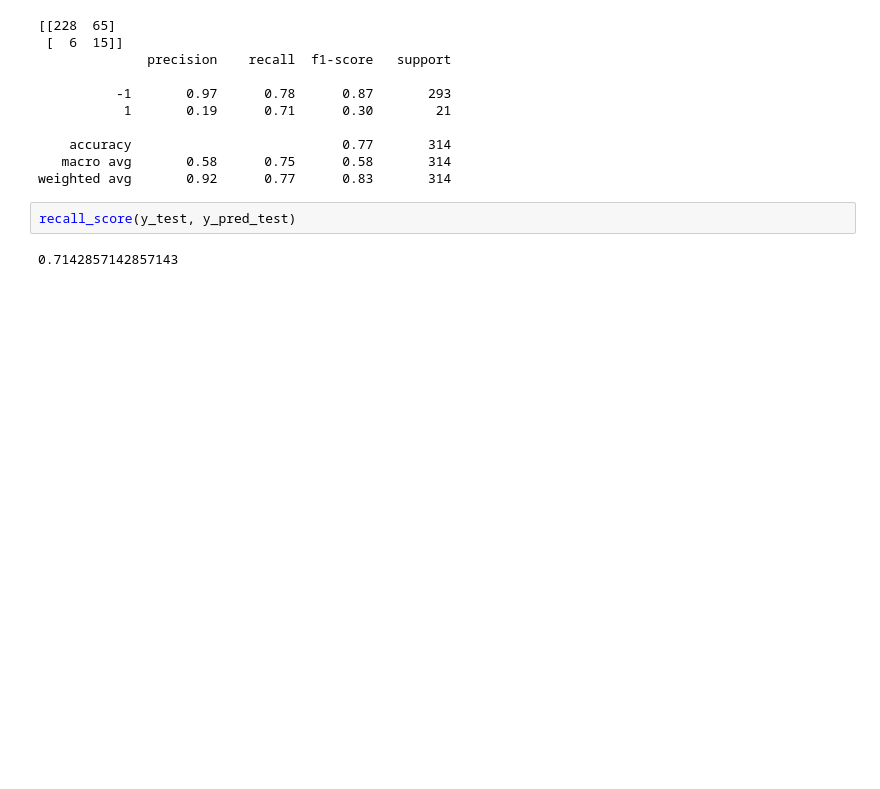
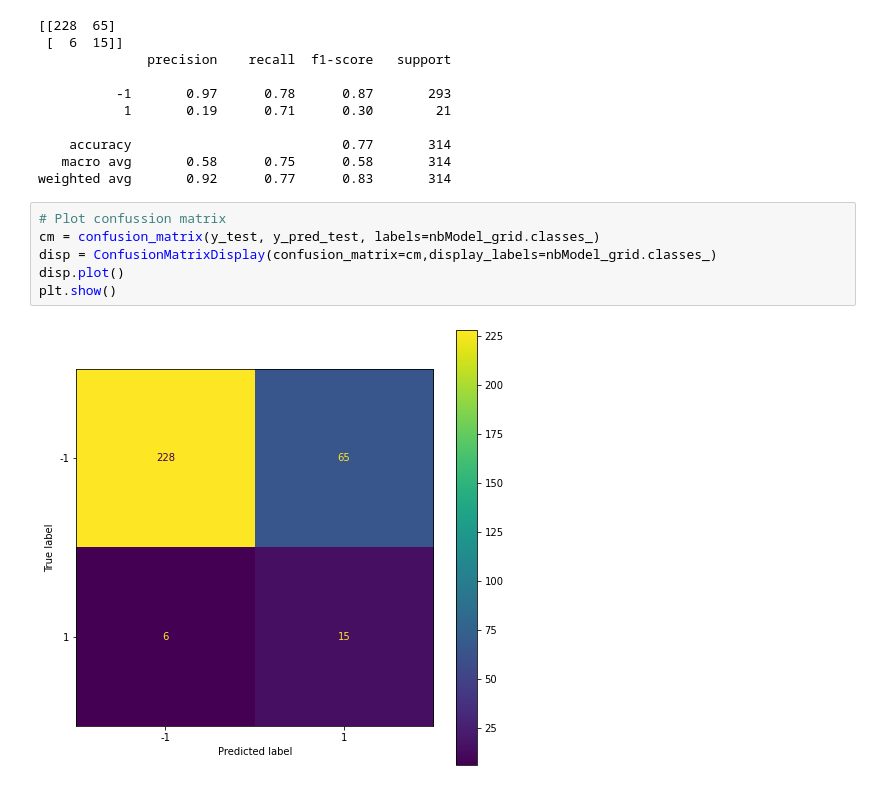
Before and after one commit to hinatanvir/Fault-Detection-SECOM, a Jupyter notebook: 3rd presentation/Aras/model_naivebayes_aras.ipynb, the cells around one changed output. Saved outputs shown, nothing was run; the diff lists cells and outputs as text; blank space fills up the shorter version.

```diff
--- a/3rd presentation/Aras/model_naivebayes_aras.ipynb
+++ b/3rd presentation/Aras/model_naivebayes_aras.ipynb
@@ -534,7 +534,11 @@ print(metrics.classification_report(y_test, y_pred_test))
     accuracy                           0.77       314
    macro avg       0.58      0.75      0.58       314
 weighted avg       0.92      0.77      0.83       314
-# %%
-recall_score(y_test, y_pred_test)
-# %% [output]
-0.7142857142857143
+# %%
+# Plot confussion matrix
+cm = confusion_matrix(y_test, y_pred_test, labels=nbModel_grid.classes_)
+disp = ConfusionMatrixDisplay(confusion_matrix=cm,display_labels=nbModel_grid.classes_)
+disp.plot()
+plt.show()
+# %% [output]
+[figure, added]
```
Also changed, not shown: parts of 4 cells of this notebook.
